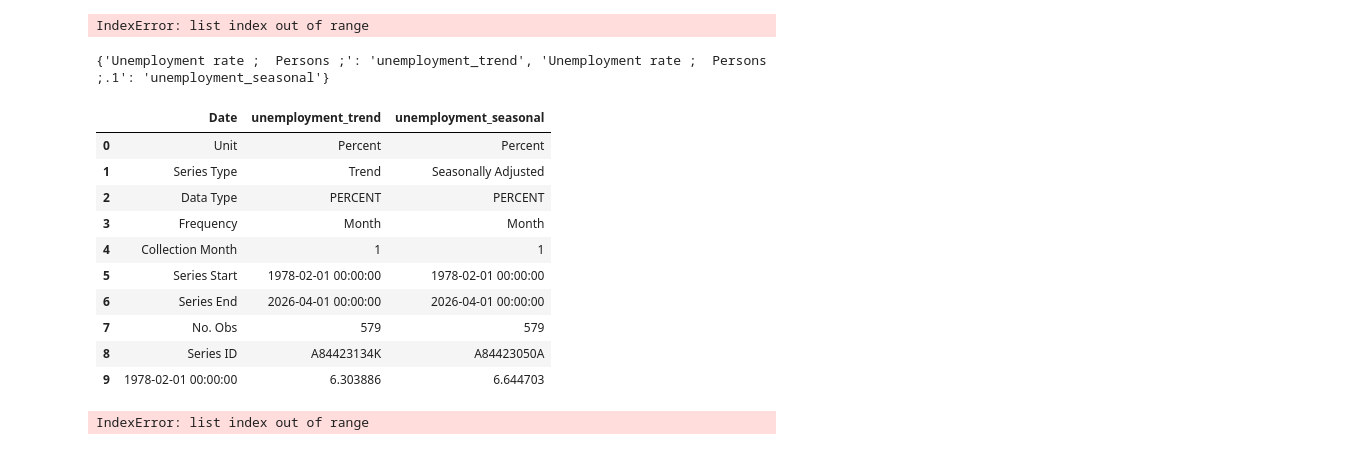
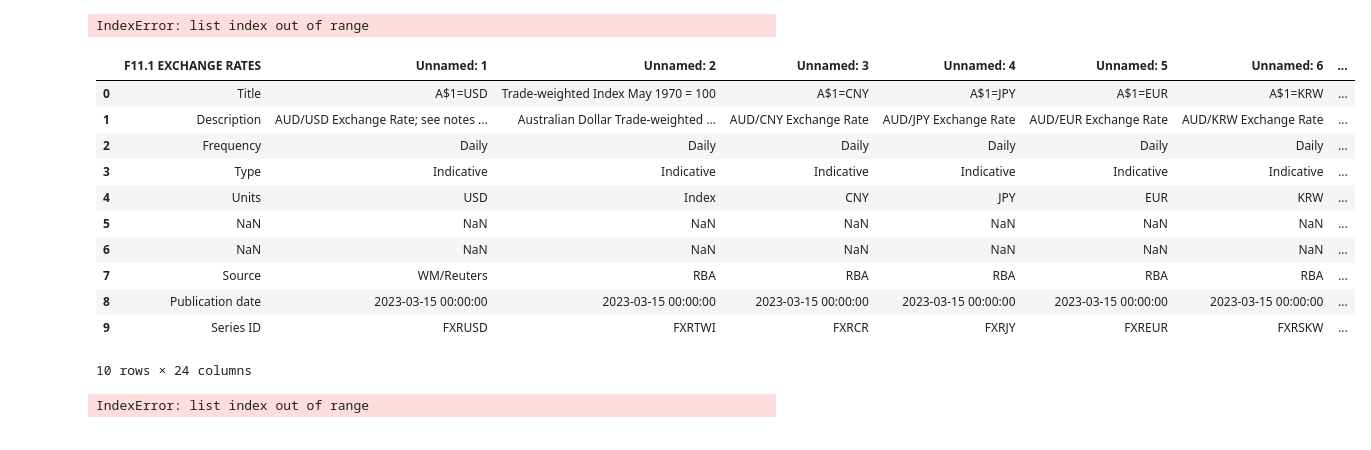
Before and after one commit to hungryfire267/systematic-equities-research, a Jupyter notebook: notebooks/run_signals.ipynb, the cells around one changed output. Saved outputs shown, nothing was run; the diff lists cells and outputs as text; code cells hidden in the pictures.

```diff
--- a/notebooks/run_signals.ipynb
+++ b/notebooks/run_signals.ipynb
@@ -84,42 +89,22 @@ IndexError: list index out of range
 # %%
 import pandas as pd
 # %%
-unemployment_url = r"https://www.abs.gov.au/statistics/labour/employment-and-unemployment/labour-force-australia/apr-2026/62020001.xlsx"
-unemployment = pd.read_excel(unemployment_url, sheet_name="Data1", header=0)
-unemployment = unemployment.set_index("Unnamed: 0")
-unemployment.index.name = "Date"
-rel_cols = unemployment.columns[unemployment.loc["Series ID"].isin(["A84423134K","A84423050A"])]
-unemployment = unemployment[rel_cols]
-series_type = list(unemployment.loc["Series Type", :])
-
-series_type_mapping = {
-    "Trend": "trend",
-    "Seasonally Adjusted": "seasonal"
-}
-
-
-feature_rename_dict = dict()
-for col_feature, col_name in zip(series_type, unemployment.columns):
-    feature_rename_dict[col_name] = "unemployment_" + series_type_mapping[col_feature]
-print(feature_rename_dict)
-
-unemployment = unemployment.rename(columns=feature_rename_dict)
-
-unemployment = unemployment.reset_index()
-unemployment.head(10)
+exchange_2022_url = r"https://www.rba.gov.au/statistics/tables/xls-hist/2018-2022.xls"
+exchange_2022 = pd.read_excel(exchange_2022_url, sheet_name="Data", header=0)
+exchange_2022.head(10)
 # %% [output]
+|  | F11.1 EXCHANGE RATES | Unnamed: 1 | Unnamed: 2 | Unnamed: 3 | Unnamed: 4 | Unnamed: 5 | Unnamed: 6 | ... |
+| 0 | Title | A$1=USD | Trade-weighted Index May 1970 = 100 | A$1=CNY | A$1=JPY | A$1=EUR | A$1=KRW | ... |
+| 1 | Description | AUD/USD Exchange Rate; see notes ... | Australian Dollar Trade-weighted ... | AUD/CNY Exchange Rate | AUD/JPY Exchange Rate | AUD/EUR Exchange Rate | AUD/KRW Exchange Rate | ... |
+| 2 | Frequency | Daily | Daily | Daily | Daily | Daily | Daily | ... |
+| 3 | Type | Indicative | Indicative | Indicative | Indicative | Indicative | Indicative | ... |
+| 4 | Units | USD | Index | CNY | JPY | EUR | KRW | ... |
+| 5 | NaN | NaN | NaN | NaN | NaN | NaN | NaN | ... |
+| 6 | NaN | NaN | NaN | NaN | NaN | NaN | NaN | ... |
+| 7 | Source | WM/Reuters | RBA | RBA | RBA | RBA | RBA | ... |
+| 8 | Publication date | 2023-03-15 00:00:00 | 2023-03-15 00:00:00 | 2023-03-15 00:00:00 | 2023-03-15 00:00:00 | 2023-03-15 00:00:00 | 2023-03-15 00:00:00 | ... |
+| 9 | Series ID | FXRUSD | FXRTWI | FXRCR | FXRJY | FXREUR | FXRSKW | ... |
-{'Unemployment rate ;  Persons ;': 'unemployment_trend', 'Unemployment rate ;  Persons ;.1': 'unemployment_seasonal'}
+10 rows × 24 columns
-|  | Date | unemployment_trend | unemployment_seasonal |
-| 0 | Unit | Percent | Percent |
-| 1 | Series Type | Trend | Seasonally Adjusted |
-| 2 | Data Type | PERCENT | PERCENT |
-| 3 | Frequency | Month | Month |
-| 4 | Collection Month | 1 | 1 |
-| 5 | Series Start | 1978-02-01 00:00:00 | 1978-02-01 00:00:00 |
-| 6 | Series End | 2026-04-01 00:00:00 | 2026-04-01 00:00:00 |
-| 7 | No. Obs | 579 | 579 |
-| 8 | Series ID | A84423134K | A84423050A |
-| 9 | 1978-02-01 00:00:00 | 6.303886 | 6.644703 |
 # %%
 feature_rename_dict = dict()
 for col_feature, col_name in zip(series_type, unemployment.columns):
```
Also changed, not shown: parts of 2 cells of this notebook, 2 other files.
